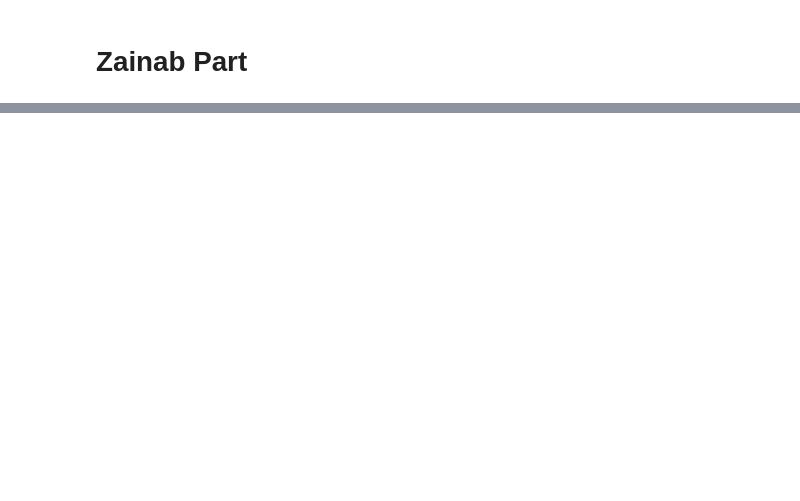
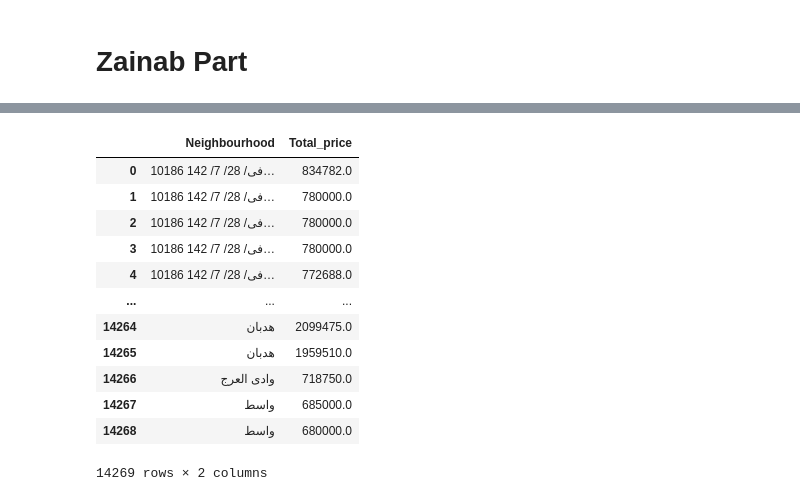
Before and after one commit to Tuwaiq-Data-Science-Bootcamp-V3/Bootcamp-Project-2-Data-Analysis, a Jupyter notebook: zainab_update/Project_real_stat.ipynb, the cells around one changed output, grey strips where cells are left out. Cells and saved outputs as stored; diff of their text form; code cells hidden in the pictures; blank space fills up the shorter version.

```diff
--- a/zainab_update/Project_real_stat.ipynb
+++ b/zainab_update/Project_real_stat.ipynb
@@ -510,0 +424,18 @@ plt.show()
+# %%
+dedf=pd.read_csv(r"../Data/real_state_riyadh.csv", usecols= ['Total_price','Neighbourhood'])
+# %%
+dedf
+# %% [output]
+|  | Neighbourhood | Total_price |
+| 0 | 10186 فى/ 28/ 7/ 142… | 834782.0 |
+| 1 | 10186 فى/ 28/ 7/ 142… | 780000.0 |
+| 2 | 10186 فى/ 28/ 7/ 142… | 780000.0 |
+| 3 | 10186 فى/ 28/ 7/ 142… | 780000.0 |
+| 4 | 10186 فى/ 28/ 7/ 142… | 772688.0 |
+| ... | ... | ... |
+| 14264 | هدبان | 2099475.0 |
+| 14265 | هدبان | 1959510.0 |
+| 14266 | وادى العرج | 718750.0 |
+| 14267 | واسط | 685000.0 |
+| 14268 | واسط | 680000.0 |
+14269 rows × 2 columns
```
Also changed, not shown: parts of 34 cells of this notebook.
